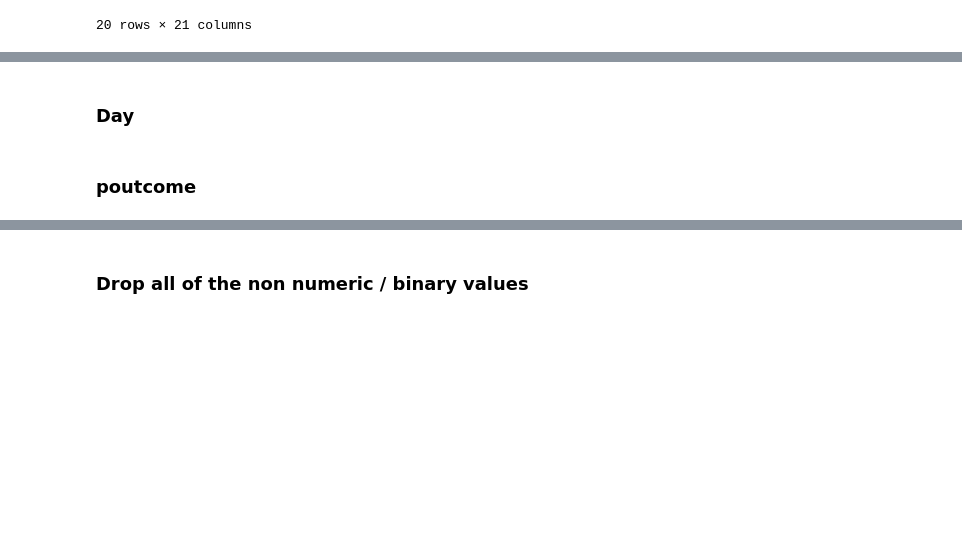
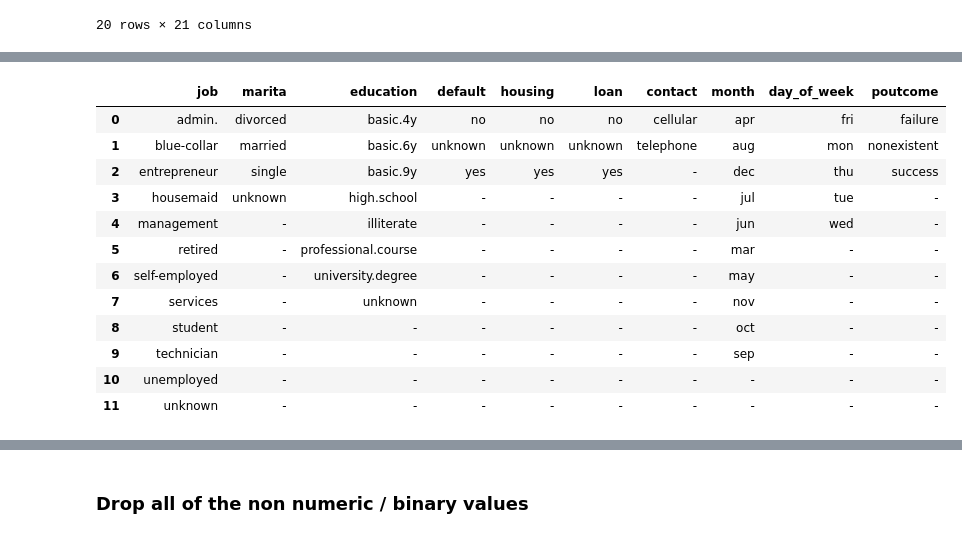
Before and after one commit to Liomat97/AQM-UCI-Machine-Learning, a Jupyter notebook: AQM Test.ipynb, the cells around one changed output, grey strips where cells are left out. Saved outputs shown, nothing was run; the diff lists cells and outputs as text; code cells hidden in the pictures; blank space fills up the shorter version.

```diff
--- a/AQM Test.ipynb
+++ b/AQM Test.ipynb
@@ -271,4 +168,0 @@ data_clean['loan2'] = np.select(conditions_loan, values)
-# %%
-#contact: contact communication type (categorical: 'cellular','telephone') --> telephone = 0
-data_clean['contact2'] = np.where(bank_add_full['contact']=='cellular','1','0')
-# data_clean.head(20)
@@ -306,2 +168,0 @@ data_clean['month2'] = np.select(conditions_month, values_month)
-# %% [markdown]
-### Day
@@ -326,18 +169,29 @@ data_clean['day_of_week2'] = np.select(conditions_day, values_day)
-# %% [markdown]
-### poutcome
-# %%
-# create a list of our conditions
-# poutcome: outcome of the previous marketing campaign (categorical: 'failure','nonexistent','success') --> failure = 0
-conditions_poutcome = [
-    (bank_add_full['poutcome'] == 'success'),       #1
-    (bank_add_full['poutcome'] == 'nonexistent')    #2
-    ]
-
-# create a list of the values we want to assign for each condition
-values_poutcome = ['1', '2']
-
-# create a new column and use np.select to assign values to it using our lists as arguments
-data_clean['poutcome2'] = np.select(conditions_poutcome, values_poutcome)
-
-# display updated DataFrame
-# data_clean.head(20)
+# %%
+# To interpret the LabelEncoder we put a table to gether with all of the infos - all are sorted by the unique values - NaN were filled with '-'
+
+Interpret_le = pd.DataFrame(data_clean.job.sort_values().unique(), columns=['job'])
+Interpret_le['marita'] = pd.DataFrame(data_clean.marital.sort_values().unique())
+Interpret_le['education'] = pd.DataFrame(data_clean.education.sort_values().unique())
+Interpret_le['default'] = pd.DataFrame(data_clean.default.sort_values().unique())
+Interpret_le['housing'] = pd.DataFrame(data_clean.housing.sort_values().unique())
+Interpret_le['loan'] = pd.DataFrame(data_clean.loan.sort_values().unique())
+Interpret_le['contact'] = pd.DataFrame(data_clean.contact.sort_values().unique())
+Interpret_le['month'] = pd.DataFrame(data_clean.month.sort_values().unique())
+Interpret_le['day_of_week'] = pd.DataFrame(data_clean.day_of_week.sort_values().unique())
+Interpret_le['poutcome'] = pd.DataFrame(data_clean.poutcome.sort_values().unique())
+Interpret_le.fillna('-', axis=1, inplace=True)
+Interpret_le
+# %% [output]
+|  | job | marita | education | default | housing | loan | contact | month | day_of_week | poutcome |
+| 0 | admin. | divorced | basic.4y | no | no | no | cellular | apr | fri | failure |
+| 1 | blue-collar | married | basic.6y | unknown | unknown | unknown | telephone | aug | mon | nonexistent |
+| 2 | entrepreneur | single | basic.9y | yes | yes | yes | - | dec | thu | success |
+| 3 | housemaid | unknown | high.school | - | - | - | - | jul | tue | - |
+| 4 | management | - | illiterate | - | - | - | - | jun | wed | - |
+| 5 | retired | - | professional.course | - | - | - | - | mar | - | - |
+| 6 | self-employed | - | university.degree | - | - | - | - | may | - | - |
+| 7 | services | - | unknown | - | - | - | - | nov | - | - |
+| 8 | student | - | - | - | - | - | - | oct | - | - |
+| 9 | technician | - | - | - | - | - | - | sep | - | - |
+| 10 | unemployed | - | - | - | - | - | - | - | - | - |
+| 11 | unknown | - | - | - | - | - | - | - | - | - |
```
Also changed, not shown: parts of 22 cells of this notebook, 1 other file.
